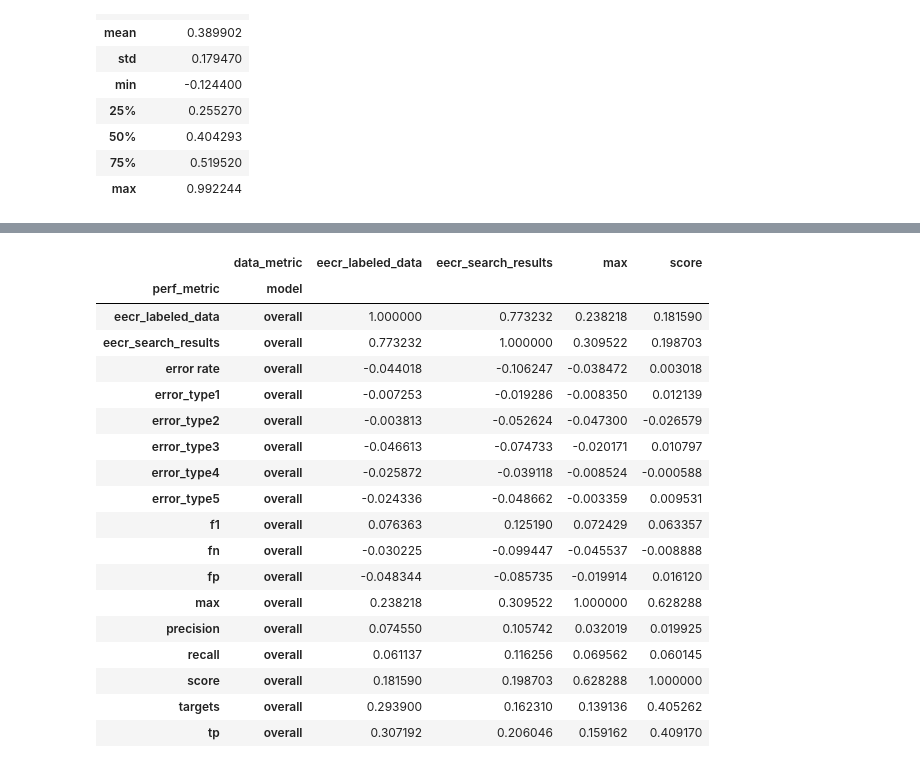
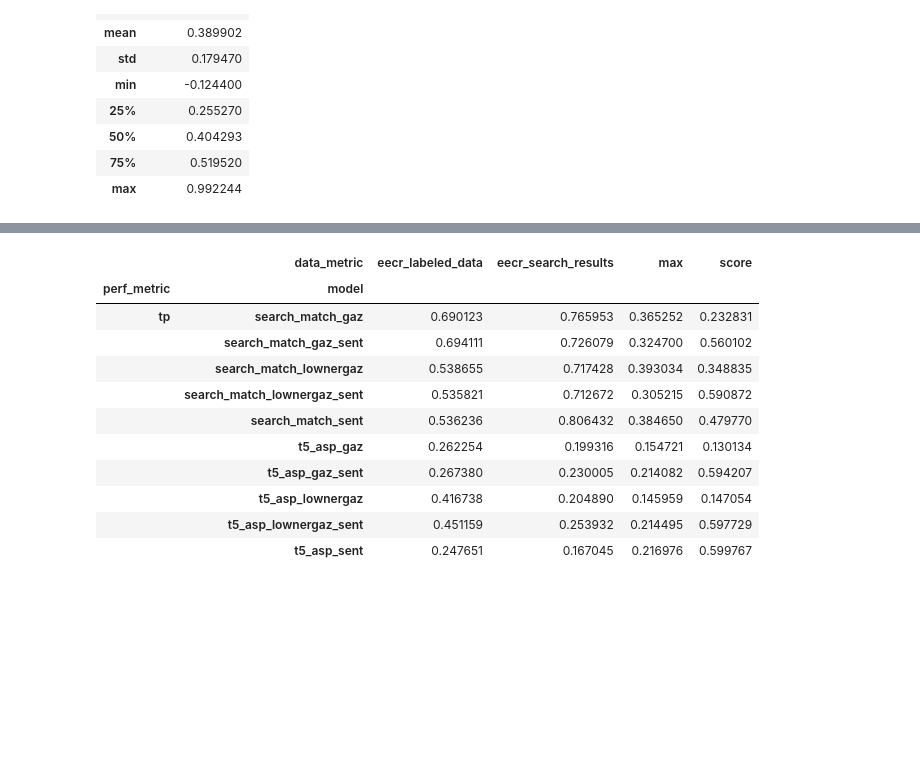
Before and after one commit to roebbert92/thesis, a Jupyter notebook: evaluations/01_performance.ipynb, the cells around one changed output, grey strips where cells are left out. Drawn from its saved outputs; the diff is of its cells as text; code cells hidden in the pictures; blank space fills up the shorter version.

```diff
--- a/evaluations/01_performance.ipynb
+++ b/evaluations/01_performance.ipynb
@@ -606,5 +518,10 @@ eecr_labeled_data
 # %%
 eecr_search_results = seeds.merge(search_results_eecr[["model", "dataset", "doc_id", "eecr"]], how="cross").set_index(["seed", "model", "dataset", "doc_id"])
+eecr_search_results = pd.concat([eecr_search_results, eecr_search_results.rename(index={"t5_asp_gaz": "search_match_gaz",
+        "t5_asp_sent": "search_match_sent",
+        "t5_asp_lownergaz": "search_match_lownergaz",
+        "t5_asp_gaz_sent": "search_match_gaz_sent",
+        "t5_asp_lownergaz_sent": "search_match_lownergaz_sent"})])
 eecr_search_results
 # %% [output]
 |  |  |  |  | eecr |
@@ -624,5 +541,10 @@ eecr_search_results
 # %%
 search_results_top1 = seeds.merge(search_results[["model", "dataset", "doc_id", "max"]], how="cross").set_index(["seed", "model", "dataset", "doc_id"])
+search_results_top1 = pd.concat([search_results_top1, search_results_top1.rename(index={"t5_asp_gaz": "search_match_gaz",
+        "t5_asp_sent": "search_match_sent",
+        "t5_asp_lownergaz": "search_match_lownergaz",
+        "t5_asp_gaz_sent": "search_match_gaz_sent",
+        "t5_asp_lownergaz_sent": "search_match_lownergaz_sent"})])
 search_results_top1
 # %% [output]
 |  |  |  |  | max |
@@ -655,6 +565,11 @@ search_results_top1.describe()
 search_results["score"] = search_results["total entities"] * search_results["search score"]
 # %%
 search_results_score = seeds.merge(search_results[["model", "dataset", "doc_id", "score"]], how="cross").set_index(["seed", "model", "dataset", "doc_id"])
+search_results_score = pd.concat([search_results_score, search_results_score.rename(index={"t5_asp_gaz": "search_match_gaz",
+        "t5_asp_sent": "search_match_sent",
+        "t5_asp_lownergaz": "search_match_lownergaz",
+        "t5_asp_gaz_sent": "search_match_gaz_sent",
+        "t5_asp_lownergaz_sent": "search_match_lownergaz_sent"})])
 search_results_score
 # %% [output]
 |  |  |  |  | score |
@@ -713,6 +628,7 @@ combined_df
 # %%
 from scipy.stats import pearsonr
 from typing import List
+from evaluations.utils import LATEX_MODEL_NAMES
 
 
 def per_sample_error_rate_pearsonr(df: pd.DataFrame,
@@ -720,7 +636,7 @@ def per_sample_error_rate_pearsonr(df: pd.DataFrame,
                                    performance_metrics: List[str],
                     alternative: str = "two-sided", confidence_level: float = 0.95):
     no_index_df = df.reset_index()
-    models = no_index_df["model"].unique().tolist() + ["overall"]
+    models = no_index_df["model"].unique().tolist() + ["t5_asp_overall", "search_match_overall", "overall"]
     datasets = no_index_df["dataset"].unique()
 
     pearson_corrs = []
@@ -729,6 +645,10 @@ def per_sample_error_rate_pearsonr(df: pd.DataFrame,
         for model in models:
             if model == "overall":
                 model_df = dataset_df
+            elif model == "t5_asp_overall":
+                model_df = dataset_df[dataset_df["model"].str.startswith("t5_asp_")]
+            elif model == "search_match_overall":
+                model_df = dataset_df[dataset_df["model"].str.startswith("search_match_")]
             else:
                 model_df = dataset_df[dataset_df["model"] == model]
             for data_metric in data_metrics:
@@ -751,7 +671,7 @@ def per_sample_error_rate_pearsonr(df: pd.DataFrame,
     return pd.DataFrame.from_records(pearson_corrs)
 
 pearson_corr_df = per_sample_error_rate_pearsonr(combined_df, ["eecr_labeled_data",	"eecr_search_results", "max", "score"], [
-    "error_type1", "error_type2", "error_type3", "error_type4", "error_type5", "fn", "fp", "error rate", "tp", "precision", "recall", "f1", "eecr_labeled_data", "eecr_search_results", "max", "score", "targets"
+    "error_type1", "error_type2", "error_type3", "error_type4", "error_type5", "fn", "fp", "error rate", "tp", "precision", "recall", "f1", "targets"
 ])
 # %%
 pearson_corr_df.to_pickle(os.path.join(thesis_path, "evaluations", "metrics", "01_performance_correlations.pkl"))
@@ -758,22 +745,15 @@ pearson_corr_df.to_pickle(os.path.join(thesis_path, "evaluations", "metrics", "0
 # %%
-pearson_corr_df[(pearson_corr_df["dataset"] == "lowner_test") & (pearson_corr_df["model"]=="overall")].pivot_table(values="coefficient", columns="data_metric", index=["perf_metric", "model"])
+pearson_corr_df[(pearson_corr_df["dataset"] == "lowner_test") & (pearson_corr_df["perf_metric"]=="tp") & (~pearson_corr_df["model"].str.endswith("overall"))].pivot_table(values="coefficient", columns="data_metric", index=["perf_metric", "model"])
 # %% [output]
 |  | data_metric | eecr_labeled_data | eecr_search_results | max | score |
 | perf_metric | model |  |  |  |  |
-| eecr_labeled_data | overall | 1.000000 | 0.773232 | 0.238218 | 0.181590 |
-| eecr_search_results | overall | 0.773232 | 1.000000 | 0.309522 | 0.198703 |
-| error rate | overall | -0.044018 | -0.106247 | -0.038472 | 0.003018 |
-| error_type1 | overall | -0.007253 | -0.019286 | -0.008350 | 0.012139 |
-| error_type2 | overall | -0.003813 | -0.052624 | -0.047300 | -0.026579 |
-| error_type3 | overall | -0.046613 | -0.074733 | -0.020171 | 0.010797 |
-| error_type4 | overall | -0.025872 | -0.039118 | -0.008524 | -0.000588 |
-| error_type5 | overall | -0.024336 | -0.048662 | -0.003359 | 0.009531 |
-| f1 | overall | 0.076363 | 0.125190 | 0.072429 | 0.063357 |
-| fn | overall | -0.030225 | -0.099447 | -0.045537 | -0.008888 |
-| fp | overall | -0.048344 | -0.085735 | -0.019914 | 0.016120 |
-| max | overall | 0.238218 | 0.309522 | 1.000000 | 0.628288 |
-| precision | overall | 0.074550 | 0.105742 | 0.032019 | 0.019925 |
-| recall | overall | 0.061137 | 0.116256 | 0.069562 | 0.060145 |
-| score | overall | 0.181590 | 0.198703 | 0.628288 | 1.000000 |
-| targets | overall | 0.293900 | 0.162310 | 0.139136 | 0.405262 |
-| tp | overall | 0.307192 | 0.206046 | 0.159162 | 0.409170 |
+| tp | search_match_gaz | 0.690123 | 0.765953 | 0.365252 | 0.232831 |
+|  | search_match_gaz_sent | 0.694111 | 0.726079 | 0.324700 | 0.560102 |
+|  | search_match_lownergaz | 0.538655 | 0.717428 | 0.393034 | 0.348835 |
+|  | search_match_lownergaz_sent | 0.535821 | 0.712672 | 0.305215 | 0.590872 |
+|  | search_match_sent | 0.536236 | 0.806432 | 0.384650 | 0.479770 |
+|  | t5_asp_gaz | 0.262254 | 0.199316 | 0.154721 | 0.130134 |
+|  | t5_asp_gaz_sent | 0.267380 | 0.230005 | 0.214082 | 0.594207 |
+|  | t5_asp_lownergaz | 0.416738 | 0.204890 | 0.145959 | 0.147054 |
+|  | t5_asp_lownergaz_sent | 0.451159 | 0.253932 | 0.214495 | 0.597729 |
+|  | t5_asp_sent | 0.247651 | 0.167045 | 0.216976 | 0.599767 |
```
Also changed, not shown: parts of 23 cells of this notebook, 6 other files.
